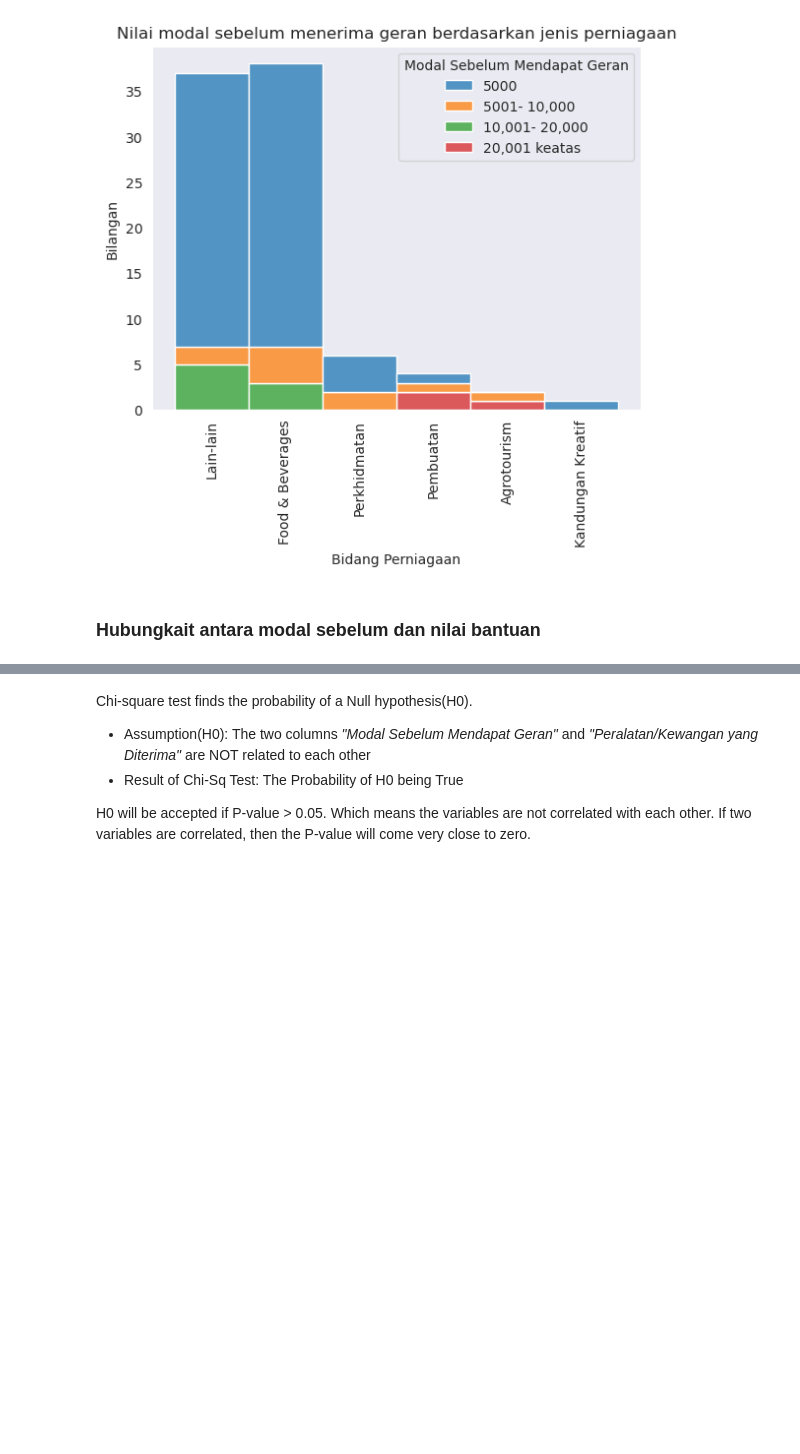
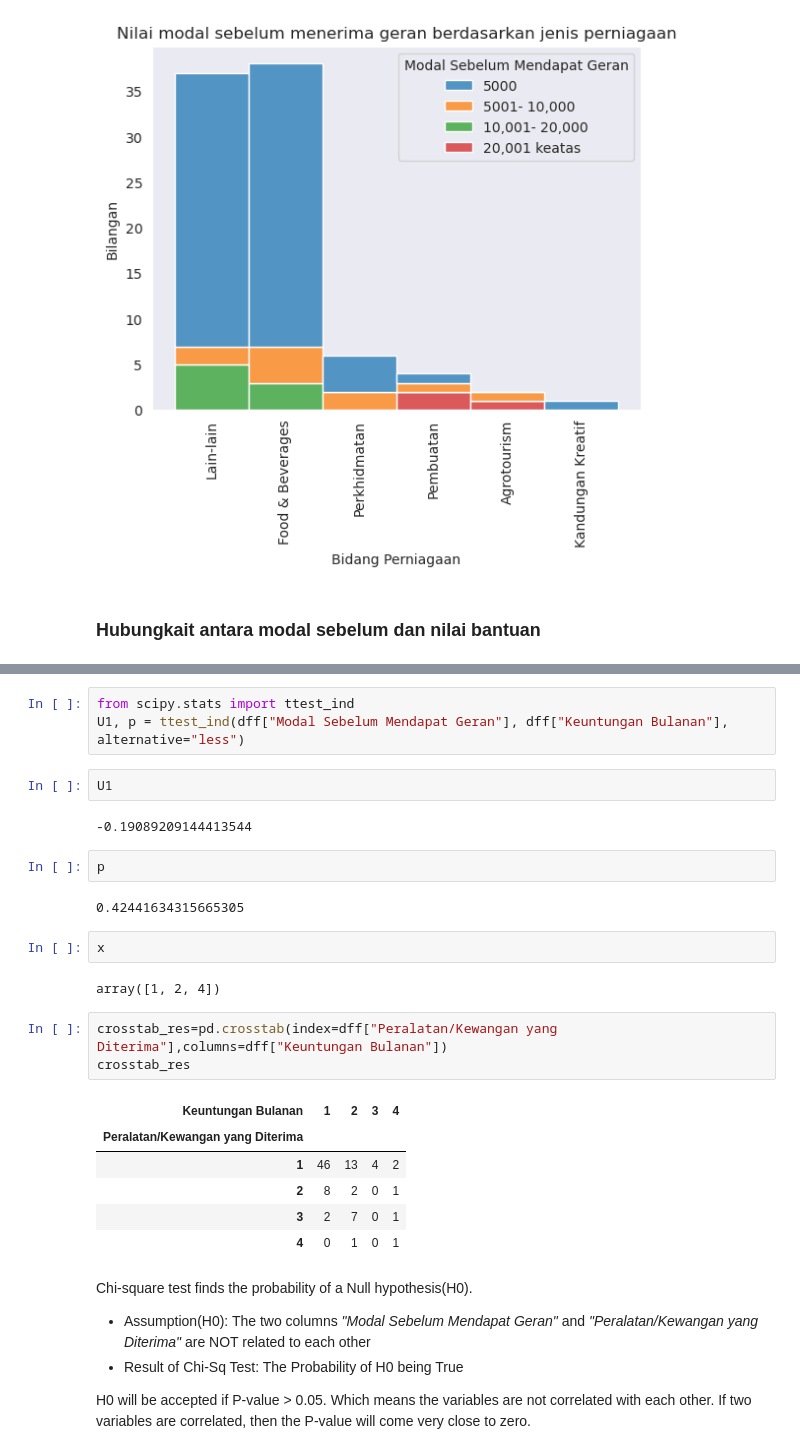
Before and after one commit to faizuddin/usahawan-dash, a Jupyter notebook: analysis.ipynb, the cells around one changed output, grey strips where cells are left out. Saved outputs shown, nothing was run; the diff lists cells and outputs as text; blank space fills up the shorter version.

```diff
--- a/analysis.ipynb
+++ b/analysis.ipynb
@@ -396,3 +452,28 @@ crosstab_res
+# %%
+from scipy.stats import ttest_ind
+U1, p = ttest_ind(dff["Modal Sebelum Mendapat Geran"], dff["Keuntungan Bulanan"], alternative="less")
+# %%
+U1
+# %% [output]
+-0.19089209144413544
+# %%
+p
+# %% [output]
+0.42441634315665305
+# %%
+x
+# %% [output]
+array([1, 2, 4])
+# %%
+crosstab_res=pd.crosstab(index=dff["Peralatan/Kewangan yang Diterima"],columns=dff["Keuntungan Bulanan"])
+crosstab_res
+# %% [output]
+| Keuntungan Bulanan | 1 | 2 | 3 | 4 |
+| Peralatan/Kewangan yang Diterima |  |  |  |  |
+| 1 | 46 | 13 | 4 | 2 |
+| 2 | 8 | 2 | 0 | 1 |
+| 3 | 2 | 7 | 0 | 1 |
+| 4 | 0 | 1 | 0 | 1 |
 # %% [markdown]
 Chi-square test finds the probability of a Null hypothesis(H0).
 
```
Also changed, not shown: parts of 7 cells of this notebook, 2 other files.
